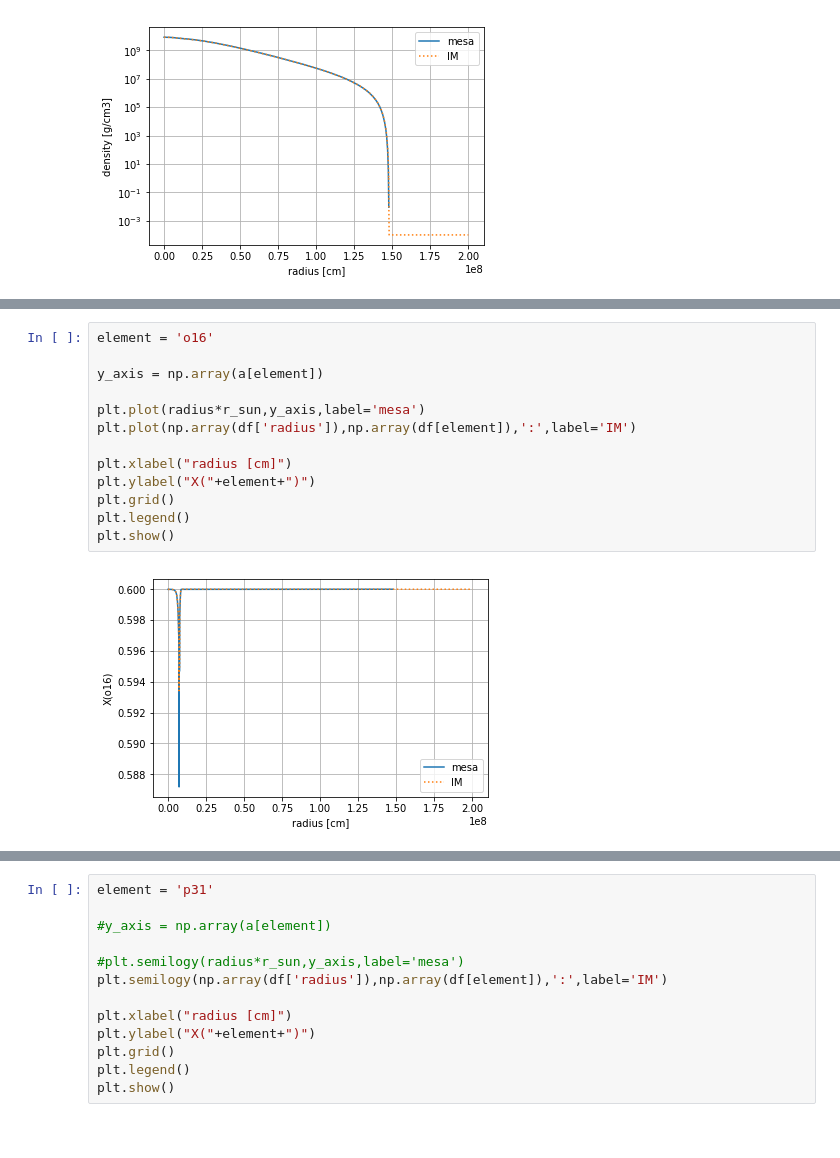
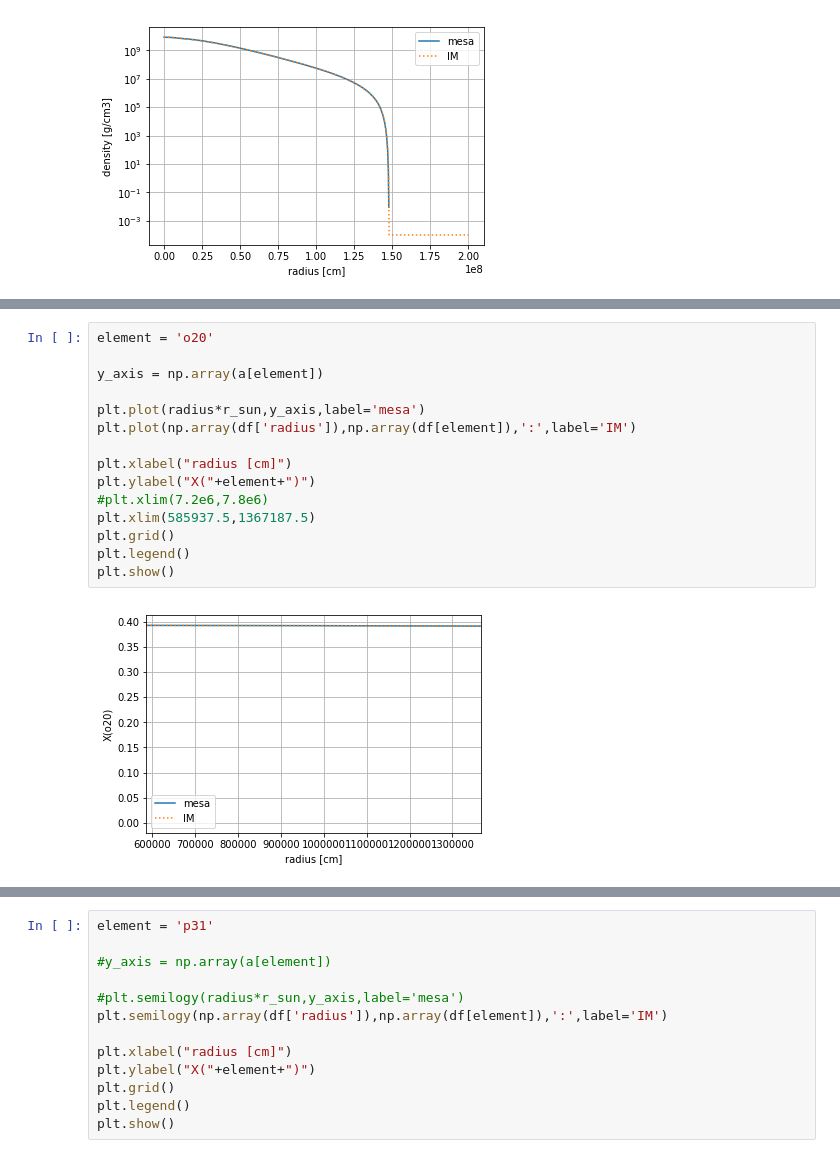
Before and after one commit to XinlongSBU/xinlong_file, a Jupyter notebook: initial-model_prepare/compare_initial-model_MESA.ipynb, the cells around one changed output, grey strips where cells are left out. Saved outputs shown, nothing was run; the diff lists cells and outputs as text.

```diff
--- a/initial-model_prepare/compare_initial-model_MESA.ipynb
+++ b/initial-model_prepare/compare_initial-model_MESA.ipynb
@@ -191,15 +219,17 @@ plt.show()
 # %%
-element = 'o16'
+element = 'o20'
 
 y_axis = np.array(a[element])
 
 plt.plot(radius*r_sun,y_axis,label='mesa')
 plt.plot(np.array(df['radius']),np.array(df[element]),':',label='IM')
 
 plt.xlabel("radius [cm]")
 plt.ylabel("X("+element+")")
+#plt.xlim(7.2e6,7.8e6)
+plt.xlim(585937.5,1367187.5)
 plt.grid()
 plt.legend()
 plt.show()
 # %% [output]
-[figure, old version]
+[figure, new version]
```
Also changed, not shown: parts of 22 cells of this notebook, 12 other files.
